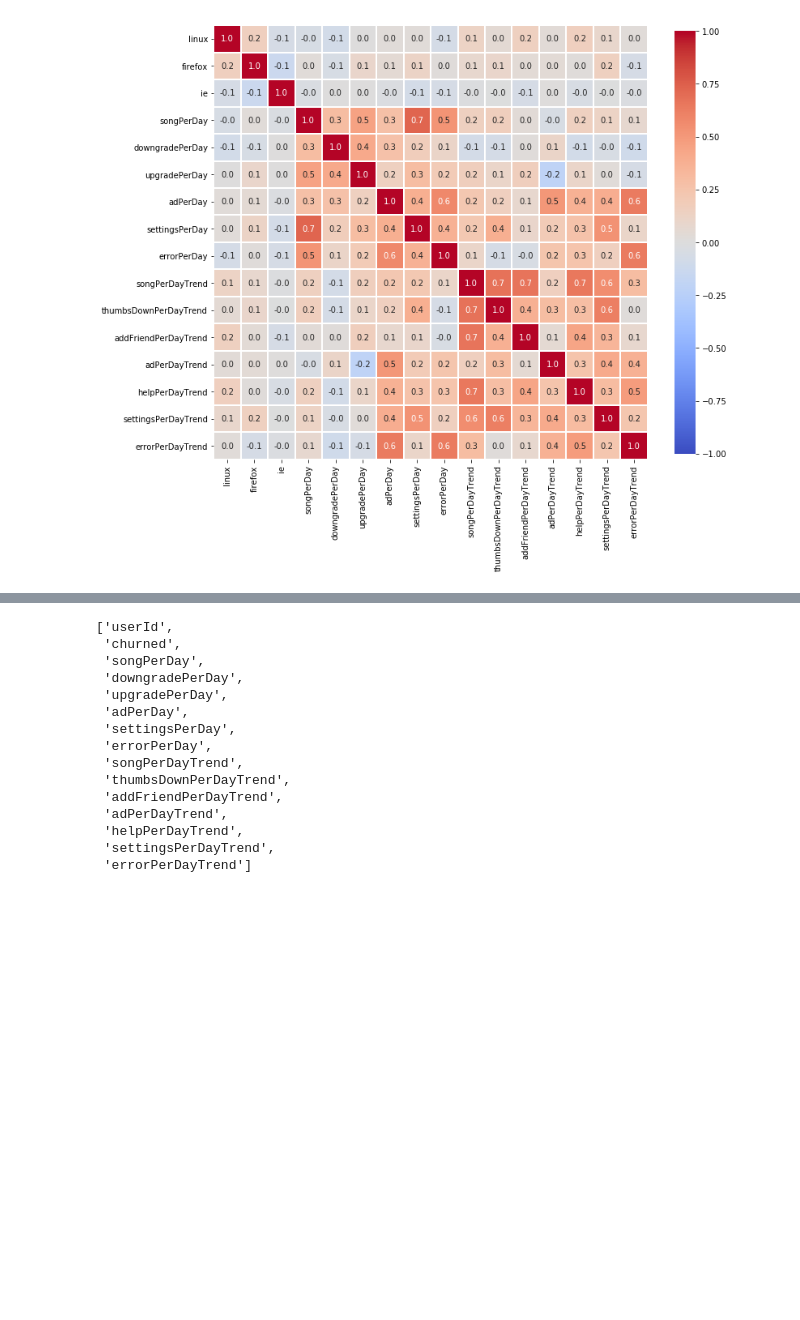
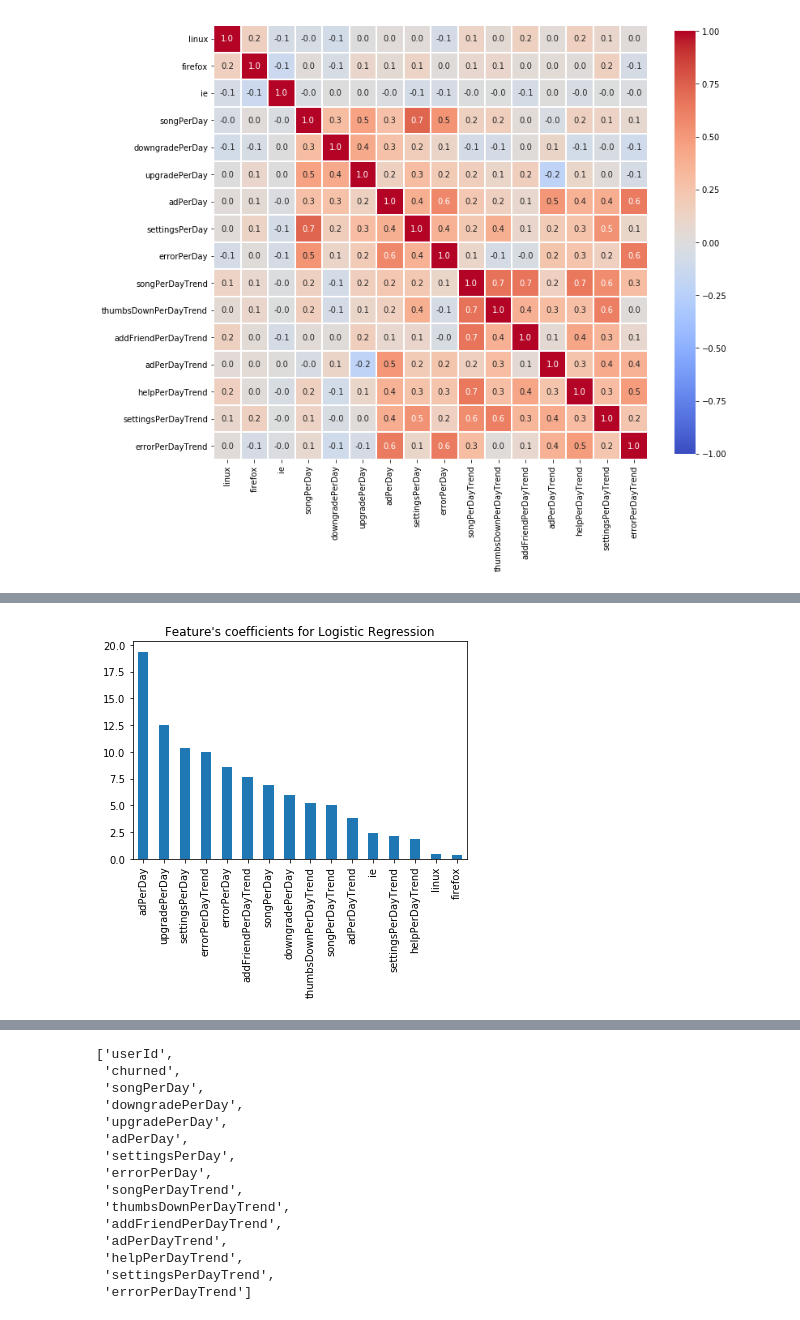
Before and after one commit to michelnagme/udacity-sparkify-churn-prediction-project, a Jupyter notebook: Sparkify.ipynb, the cells around one changed output, grey strips where cells are left out. Saved outputs shown, nothing was run; the diff lists cells and outputs as text; code cells hidden in the pictures; blank space fills up the shorter version.

```diff
--- a/Sparkify.ipynb
+++ b/Sparkify.ipynb
@@ -1035,0 +920,14 @@ columns_to_drop
+# %%
+# classifiers
+lr = LogisticRegression(labelCol='churned')
+svc = LinearSVC(labelCol='churned')
+rf = RandomForestClassifier(labelCol='churned')
+gbt = GBTClassifier(labelCol='churned')
+
+# pipelines
+common_stages = [frequency_assembler, trend_assembler, frequency_scaler, trend_scaler, all_feats_assembler]
+
+pipeline_lr = Pipeline(stages=common_stages + [lr])
+pipeline_svc = Pipeline(stages=common_stages + [svc])
+pipeline_rf = Pipeline(stages=common_stages + [rf])
+pipeline_gbt = Pipeline(stages=common_stages + [gbt])
@@ -1035,0 +1027,12 @@ columns_to_drop
+# %%
+# store feature names
+names = categorical_features + frequency_features + trend_features
+
+# plot feature importances for logistic regression classifier
+pd_lr_s = pd.Series(model_lr.stages[-1].coefficients, index=names).abs().sort_values(ascending=False)
+pd_lr_s.plot(kind='bar', legend=False, title="Feature's coefficients for Logistic Regression");
+
+# create a set of least important features
+lr_least = set(pd_lr_s.index[-8:])
+# %% [output]
+[figure, added]
```
Also changed, not shown: parts of 76 cells of this notebook.
